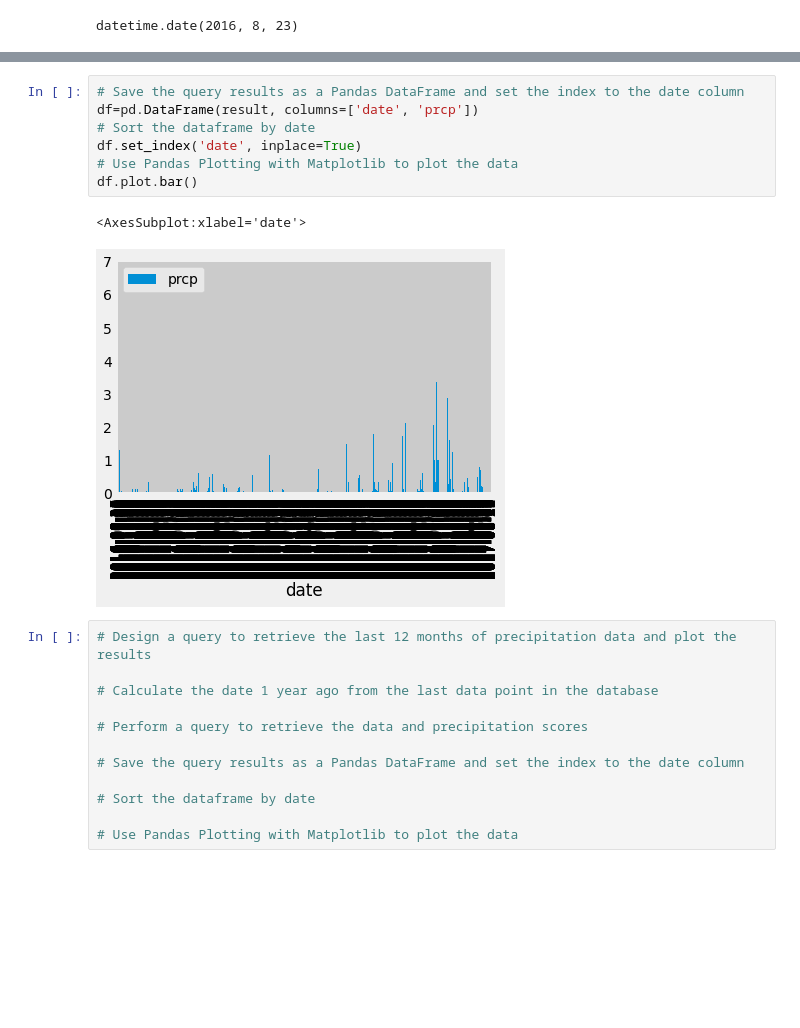
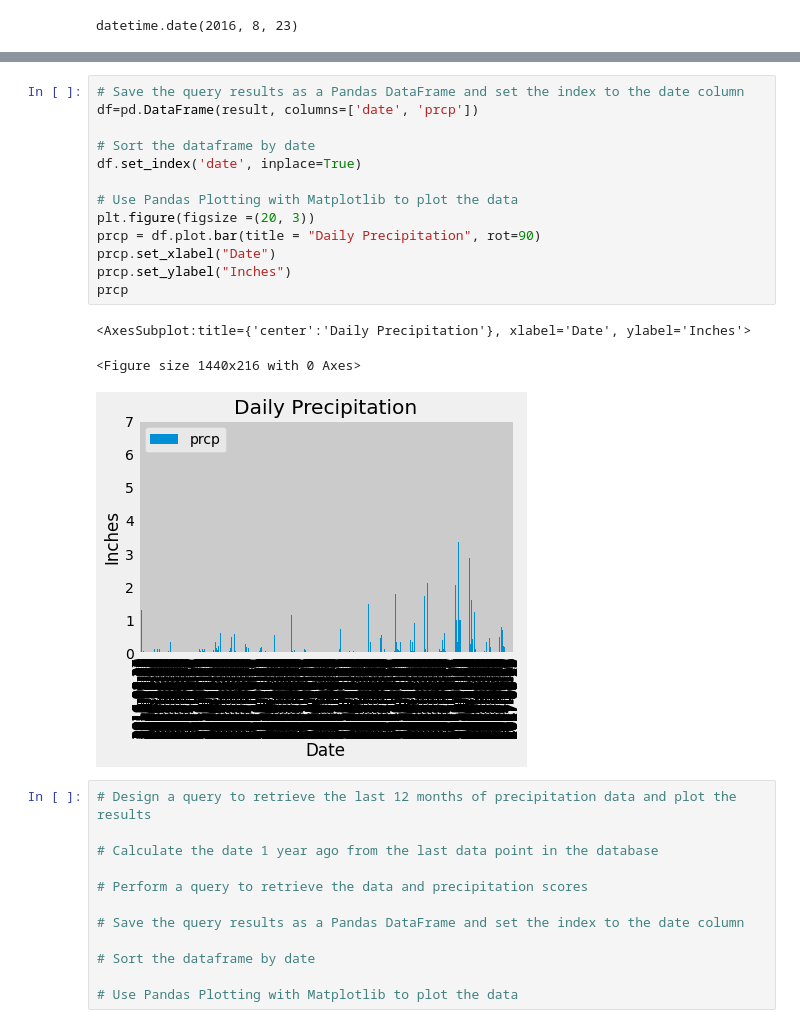
Before and after one commit to paulywog13/sqlalchemy-challenge, a Jupyter notebook: climate_starter.ipynb, the cells around one changed output, grey strips where cells are left out. Cells and saved outputs as stored; diff of their text form; blank space fills up the shorter version.

Commit message:
Labels added to plot

```diff
--- a/climate_starter.ipynb
+++ b/climate_starter.ipynb
@@ -125,13 +125,20 @@ result
 # %%
 # Save the query results as a Pandas DataFrame and set the index to the date column
 df=pd.DataFrame(result, columns=['date', 'prcp'])
+
 # Sort the dataframe by date
 df.set_index('date', inplace=True)
+
 # Use Pandas Plotting with Matplotlib to plot the data
-df.plot.bar()
+plt.figure(figsize =(20, 3))
+prcp = df.plot.bar(title = "Daily Precipitation", rot=90)
+prcp.set_xlabel("Date")
+prcp.set_ylabel("Inches")
+prcp
 # %% [output]
-<AxesSubplot:xlabel='date'>
+<AxesSubplot:title={'center':'Daily Precipitation'}, xlabel='Date', ylabel='Inches'>
+<Figure size 1440x216 with 0 Axes>
-[figure, old version]
+[figure, new version]
 # %%
 # Design a query to retrieve the last 12 months of precipitation data and plot the results
 
```
